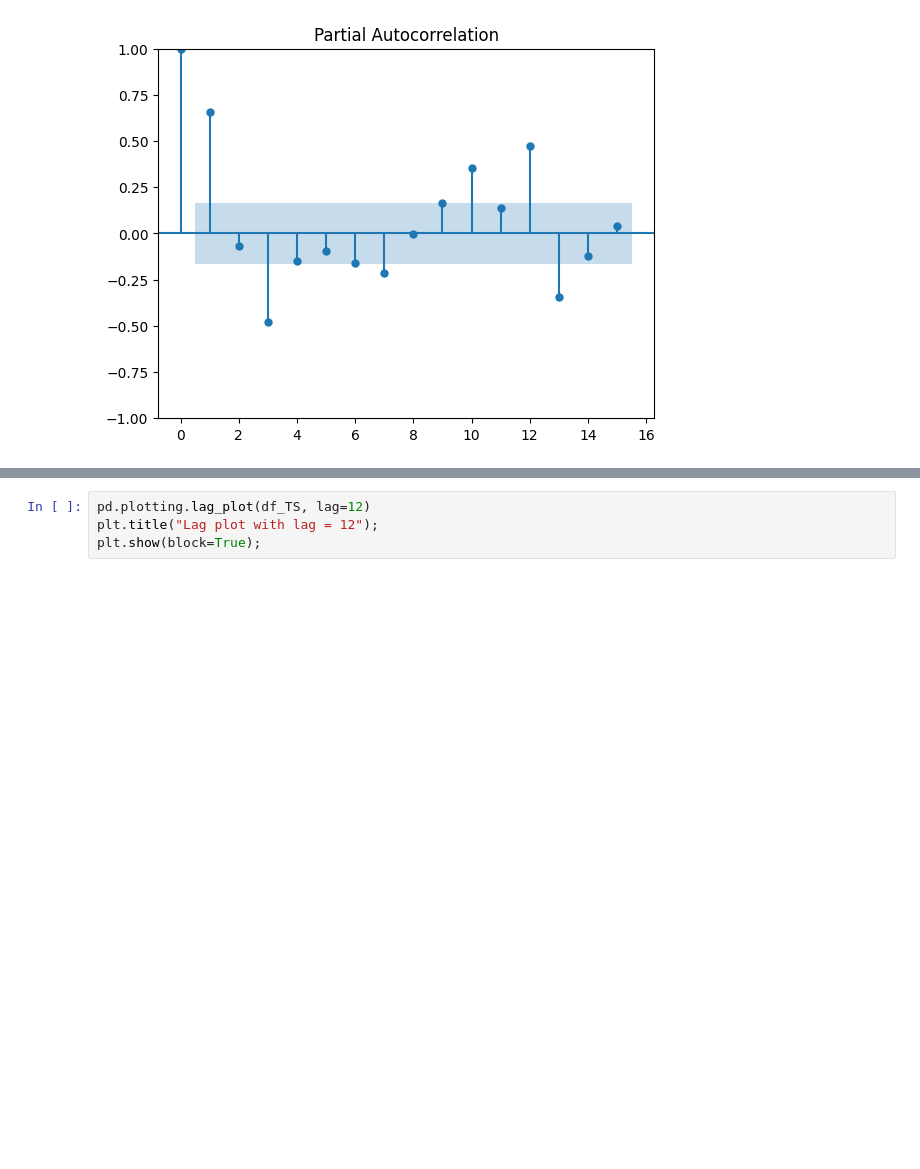
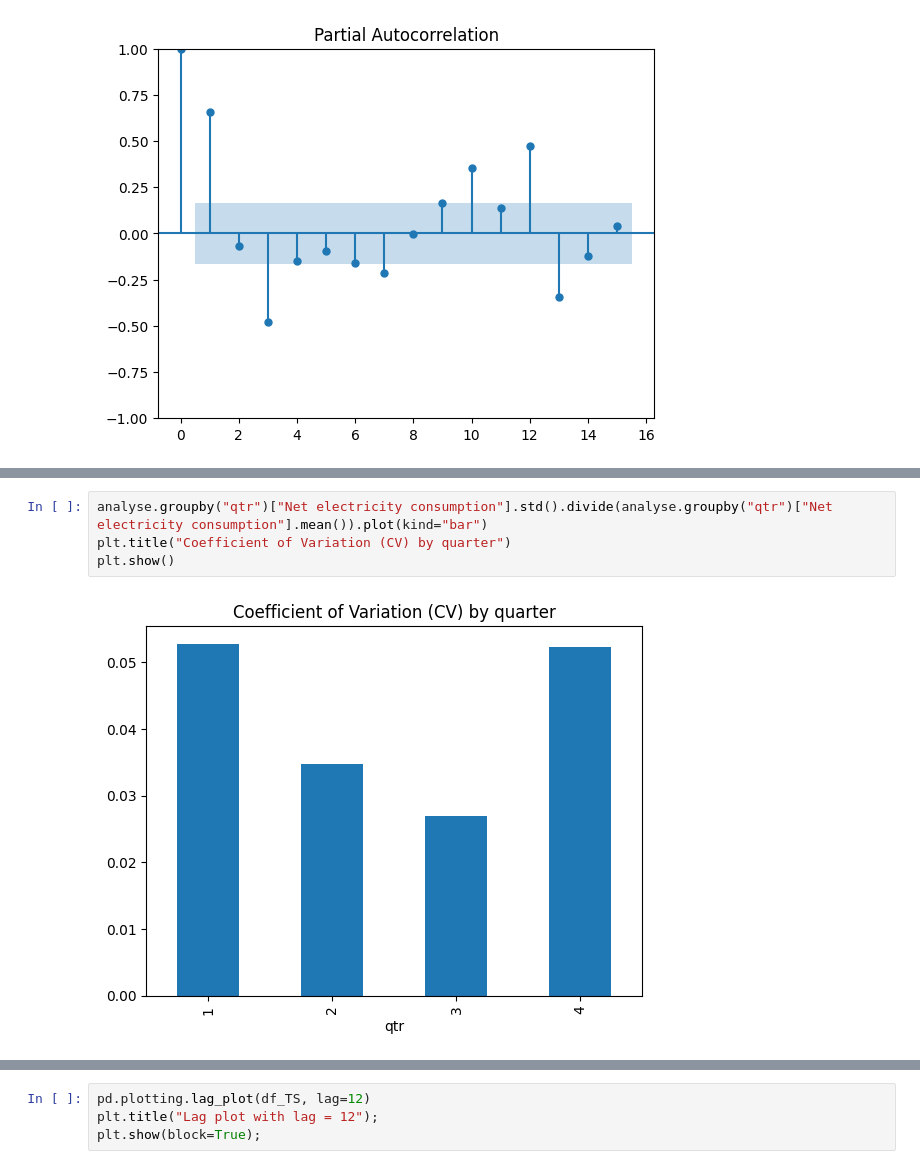
Before and after one commit to lilyhuong/FinE, a Jupyter notebook: Report_final_project_NGUYEN_Thi_Huong.ipynb, the cells around one changed output, grey strips where cells are left out. Cells and saved outputs as stored; diff of their text form; blank space fills up the shorter version.

```diff
--- a/Report_final_project_NGUYEN_Thi_Huong.ipynb
+++ b/Report_final_project_NGUYEN_Thi_Huong.ipynb
@@ -207,0 +272,6 @@ pyplot.show()
+# %%
+analyse.groupby("qtr")["Net electricity consumption"].std().divide(analyse.groupby("qtr")["Net electricity consumption"].mean()).plot(kind="bar")
+plt.title("Coefficient of Variation (CV) by quarter")
+plt.show()
+# %% [output]
+[figure, added]
```
Also changed, not shown: parts of 12 cells of this notebook.
